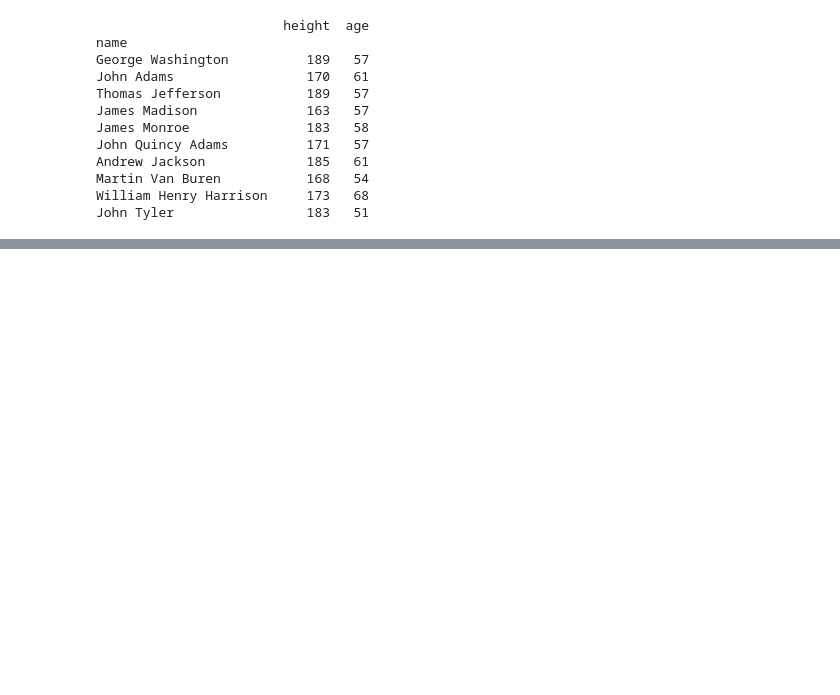
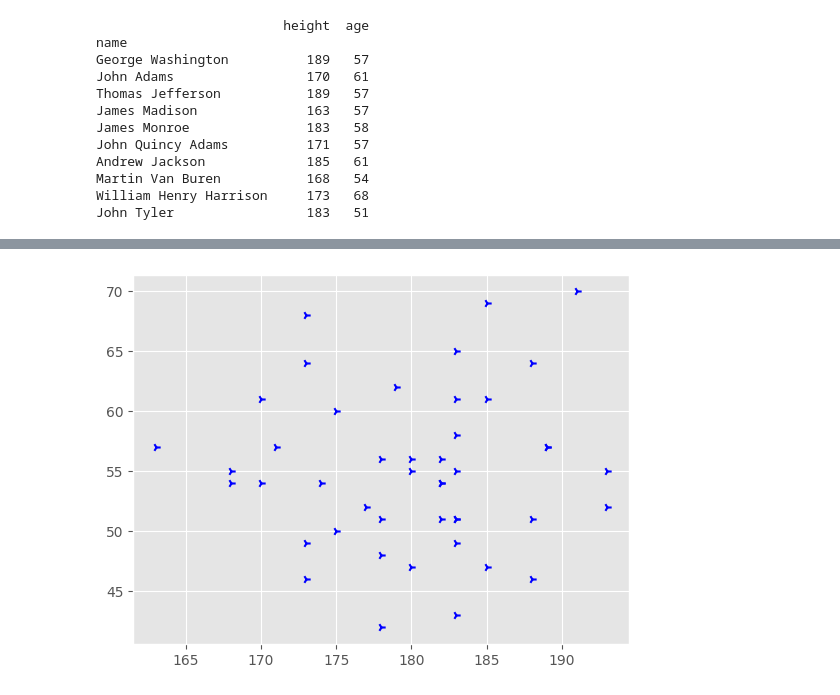
Before and after one commit to GeroZayas/Machine-Learning-With-Python-fCC, a Jupyter notebook: pandas_exercises.ipynb, the cells around one changed output, grey strips where cells are left out. Cells and saved outputs as stored; diff of their text form; code cells hidden in the pictures; blank space fills up the shorter version.

```diff
--- a/pandas_exercises.ipynb
+++ b/pandas_exercises.ipynb
@@ -156,0 +282,6 @@ John Tyler                 183   51
+# %%
+plt.style.use("ggplot")
+plt.scatter(presidents_df['height'], presidents_df['age'], marker='4',c="b")
+plt.show()
+# %% [output]
+[figure, added]
```
Also changed, not shown: parts of 22 cells of this notebook, 1 other file.
